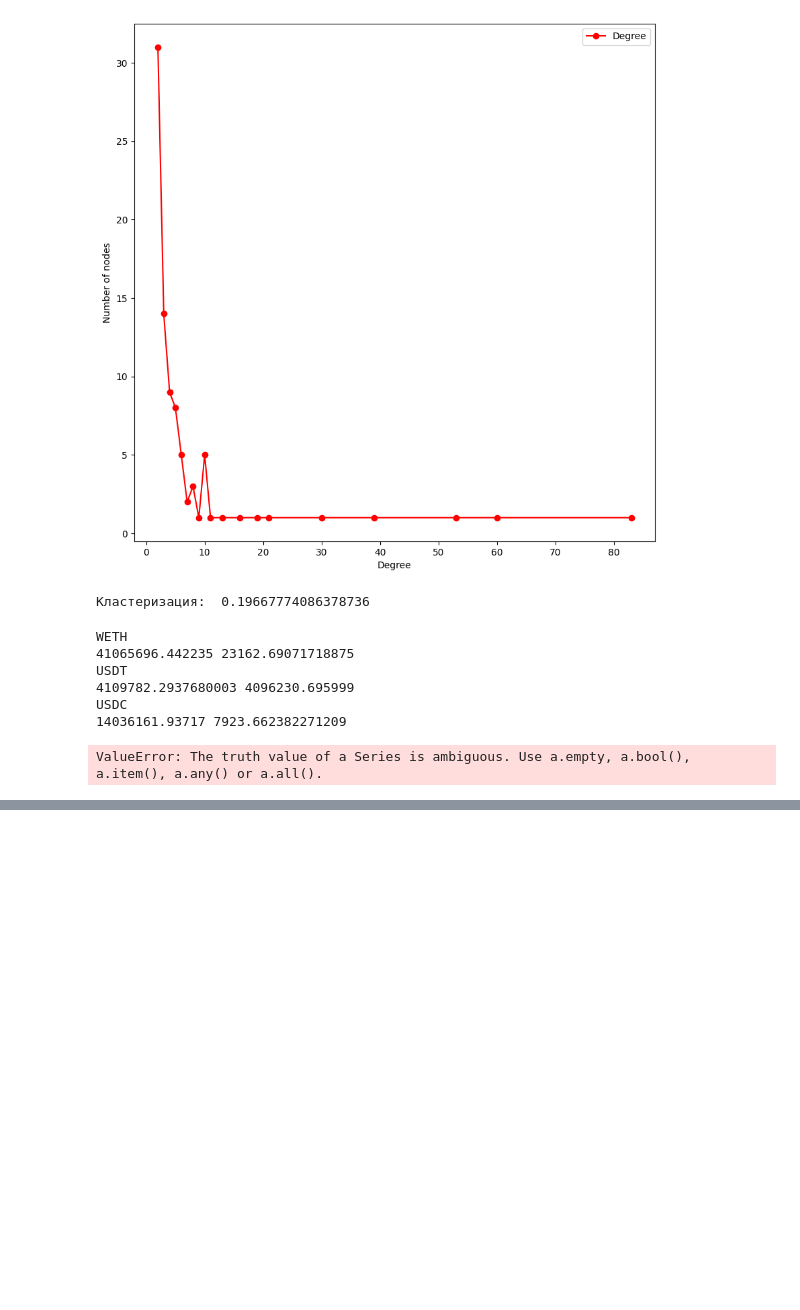
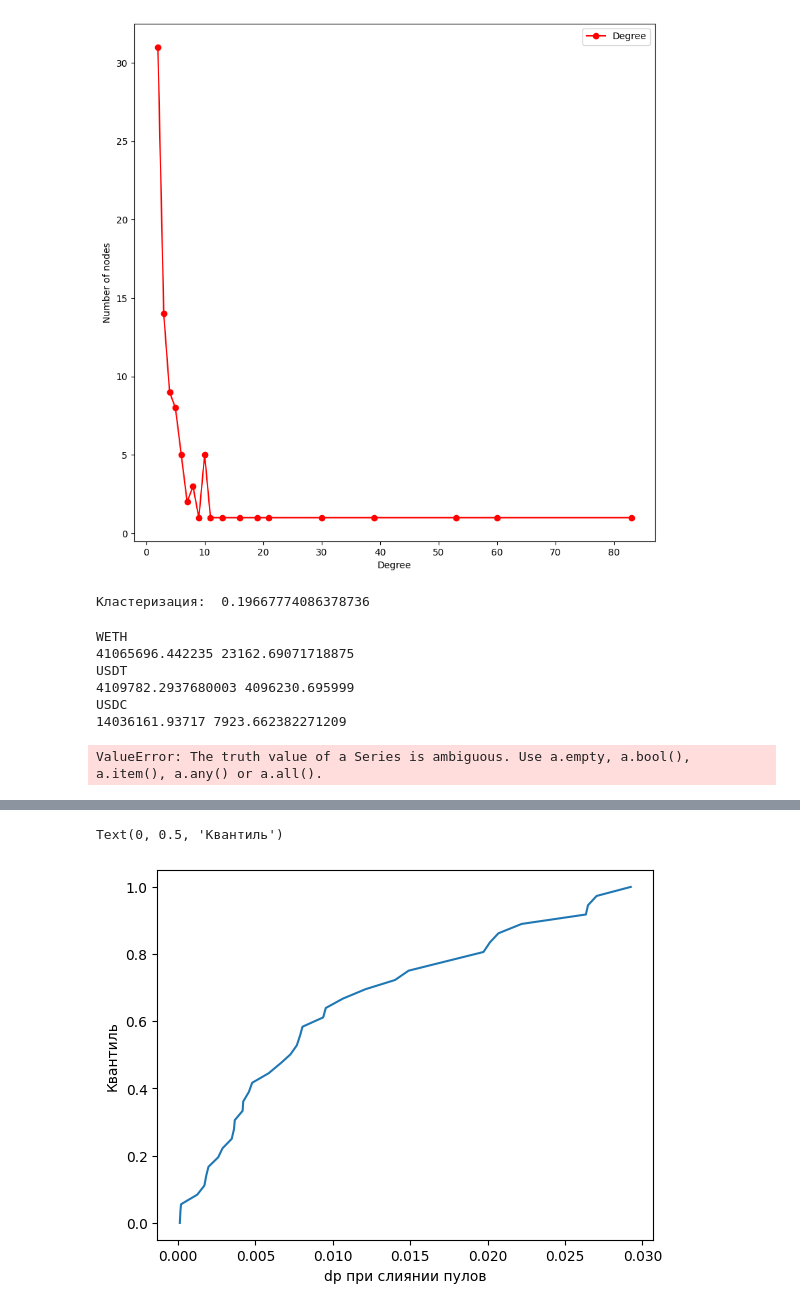
Before and after one commit to glebzverev/go-pool-indexer, a Jupyter notebook: python/Analyze.ipynb, the cells around one changed output, grey strips where cells are left out. Saved outputs shown, nothing was run; the diff lists cells and outputs as text; code cells hidden in the pictures; blank space fills up the shorter version.

```diff
--- a/python/Analyze.ipynb
+++ b/python/Analyze.ipynb
@@ -373,0 +412,3 @@ path_cost(G, ['USDT', 'SHIB', 'USDC', 'USDT'], 1000)
+# %%
+X = np.arange(0, 1, 0.001)
+np.quantile(quantil, X)
@@ -373,0 +433,8 @@ path_cost(G, ['USDT', 'SHIB', 'USDC', 'USDT'], 1000)
+# %%
+import matplotlib.pyplot as plt
+plt.plot(np.quantile(quantil, X), X )
+plt.xlabel("dp при слиянии пулов")
+plt.ylabel("Квантиль")
+# %% [output]
+Text(0, 0.5, 'Квантиль')
+[figure, added]
```
Also changed, not shown: parts of 4 cells of this notebook, 7 other files.
